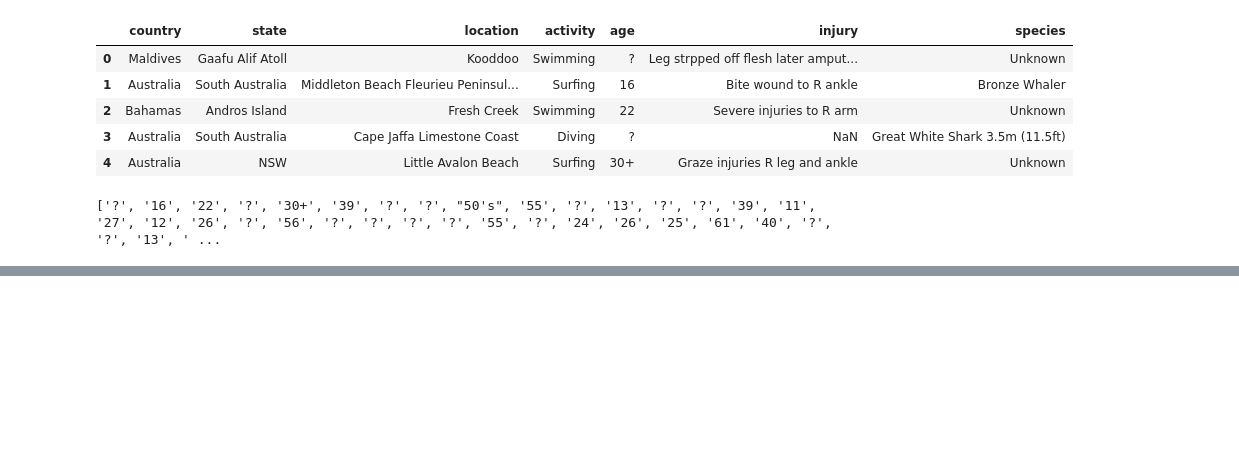
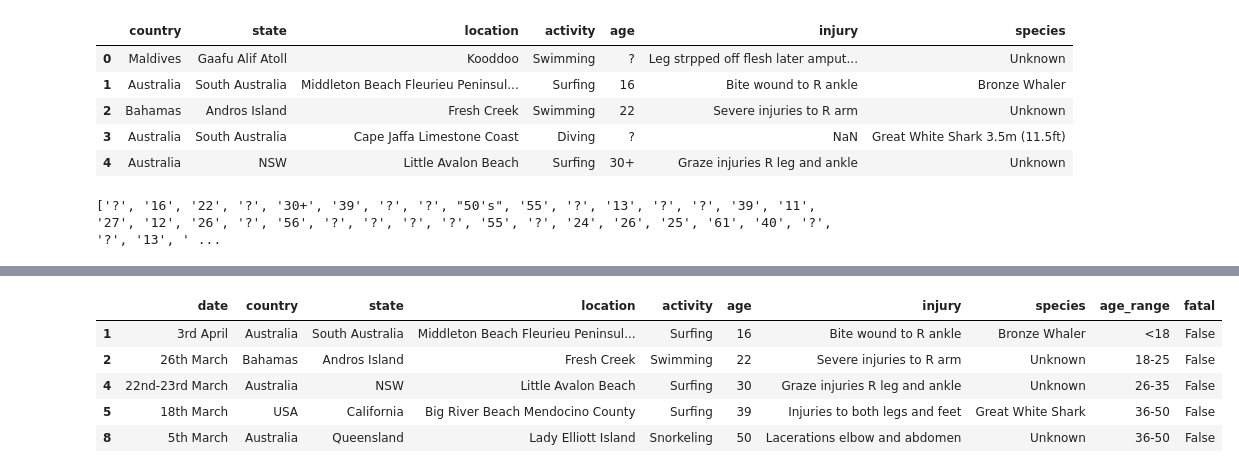
Before and after one commit to roizherrerapilar-hub/Mini-project---Shark-Attacks, a Jupyter notebook: Notebook.ipynb, the cells around one changed output, grey strips where cells are left out. Drawn from its saved outputs; the diff is of its cells as text; code cells hidden in the pictures; blank space fills up the shorter version.

```diff
--- a/Notebook.ipynb
+++ b/Notebook.ipynb
@@ -208,0 +284,2 @@ print(age_values)
+# %%
+df['age_range'] = pd.cut(df['age'], bins=bins, labels=labels, right=True)
@@ -208,0 +299,4 @@ print(age_values)
+# %%
+# Rellenar nulos restantes en columnas no críticas con 'Unknown'
+for col in ['state', 'location', 'activity', 'species']:
+    df[col] = df[col].fillna('Unknown')
@@ -208,0 +321,5 @@ print(age_values)
+# %%
+#Dado que necesitamos saber el dato de en que countries hubo ataques eliminamos los datos de los que no tenemos esa informacion
+# Sin país no podemos ubicar el ataque, sin injury no sabemos si fue fatal
+df = df.dropna(subset=['country', 'injury'])
+print(f'Shape final: {df.shape}')
@@ -208,0 +328,11 @@ print(age_values)
+# %%
+#Para conseguir un ranking necesitamos una tasa de fatalidad y mortalidad con la cual poder descartar paises de forma rotunda y saber con cuales quedarnos
+# Crear columna booleana 'fatal'
+# True  → el texto de injury contiene la palabra 'fatal'
+# False → cualquier otro caso
+
+df['fatal'] = df['injury'].str.contains('fatal', case=False, na=False)
+
+print('Distribución fatal vs no fatal:')
+print(df['fatal'].value_counts())
+print(f'\n% ataques fatales: {df["fatal"].mean()*100:.1f}%')
@@ -208,0 +381,9 @@ print(age_values)
+# %%
+df.head(5)
+# %% [output]
+|  | ﻿date | country | state | location | activity | age | injury | species | age_range | fatal |
+| 1 | 3rd April | Australia | South Australia | Middleton Beach Fleurieu Peninsul... | Surfing | 16 | Bite wound to R ankle | Bronze Whaler | <18 | False |
+| 2 | 26th March | Bahamas | Andros Island | Fresh Creek | Swimming | 22 | Severe injuries to R arm | Unknown | 18-25 | False |
+| 4 | 22nd-23rd March | Australia | NSW | Little Avalon Beach | Surfing | 30 | Graze injuries R leg and ankle | Unknown | 26-35 | False |
+| 5 | 18th March | USA | California | Big River Beach Mendocino County | Surfing | 39 | Injuries to both legs and feet | Great White Shark | 36-50 | False |
+| 8 | 5th March | Australia | Queensland | Lady Elliott Island | Snorkeling | 50 | Lacerations elbow and abdomen | Unknown | 36-50 | False |
```
Also changed, not shown: parts of 23 cells of this notebook.
